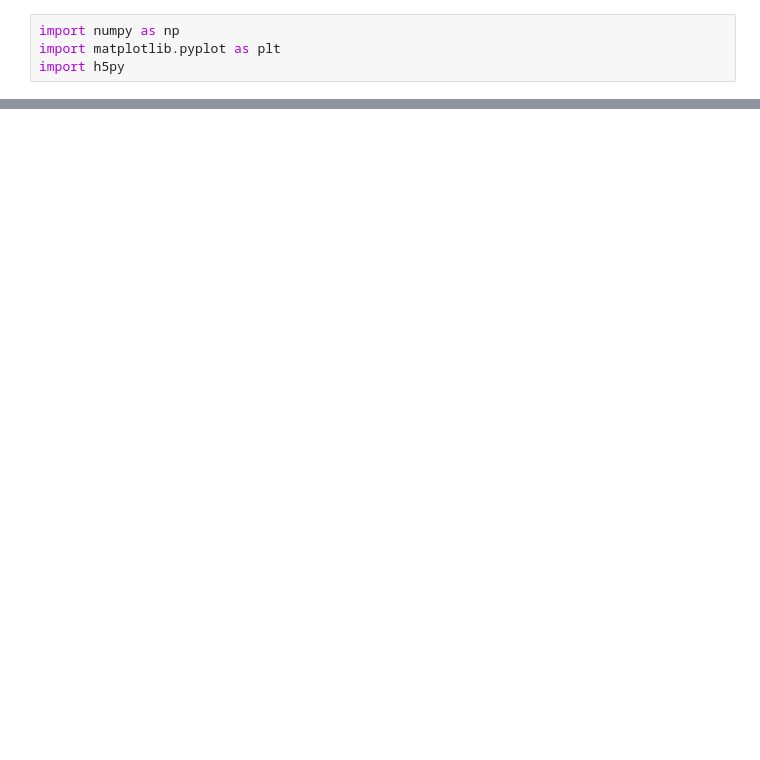
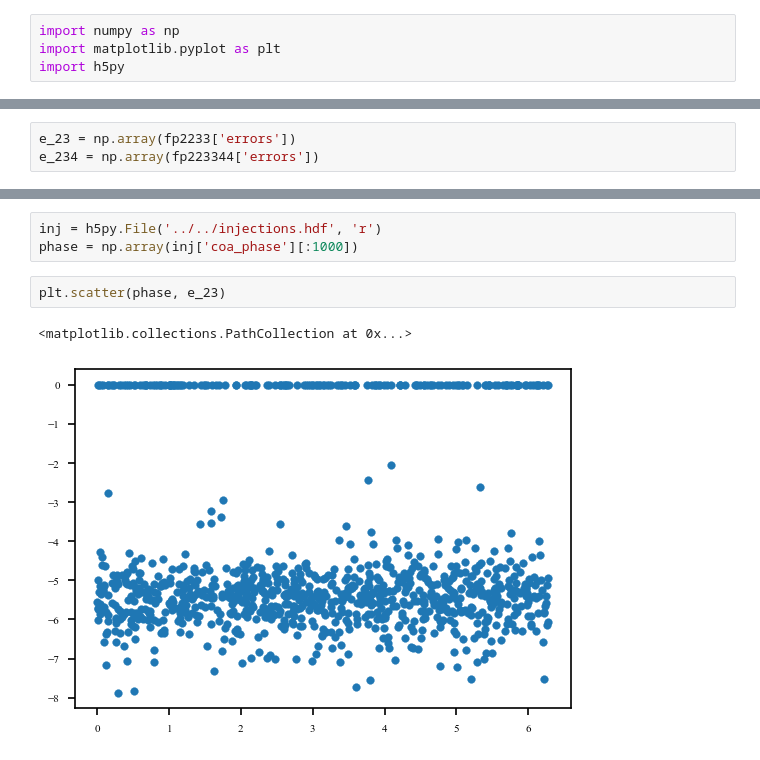
Before and after one commit to vikasjadhav-why/hm-phase-marg, a Jupyter notebook: accuracy/combined_plot.ipynb, the cells around one changed output, grey strips where cells are left out. Cells and saved outputs as stored; diff of their text form; blank space fills up the shorter version.

```diff
--- a/accuracy/combined_plot.ipynb
+++ b/accuracy/combined_plot.ipynb
@@ -82,0 +151,3 @@ fig.savefig('accuracy.png', dpi=300, bbox_inches='tight')
+# %%
+e_23 = np.array(fp2233['errors'])
+e_234 = np.array(fp223344['errors'])
@@ -82,0 +178,8 @@ fig.savefig('accuracy.png', dpi=300, bbox_inches='tight')
+# %%
+inj = h5py.File('../../injections.hdf', 'r')
+phase = np.array(inj['coa_phase'][:1000])
+# %%
+plt.scatter(phase, e_23)
+# %% [output]
+<matplotlib.collections.PathCollection at 0x...>
+[figure, added]
```
Also changed, not shown: parts of 8 cells of this notebook.
